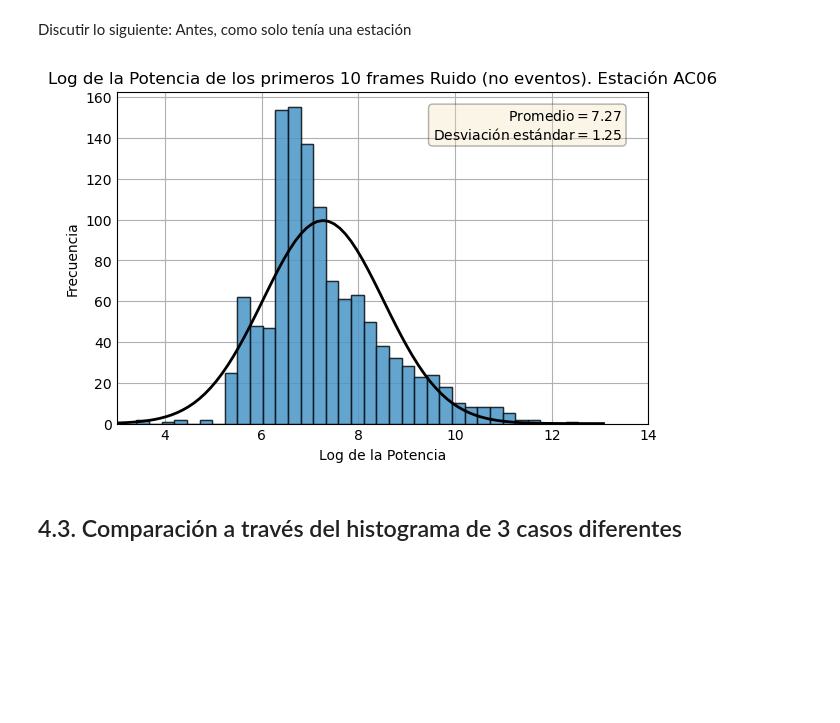
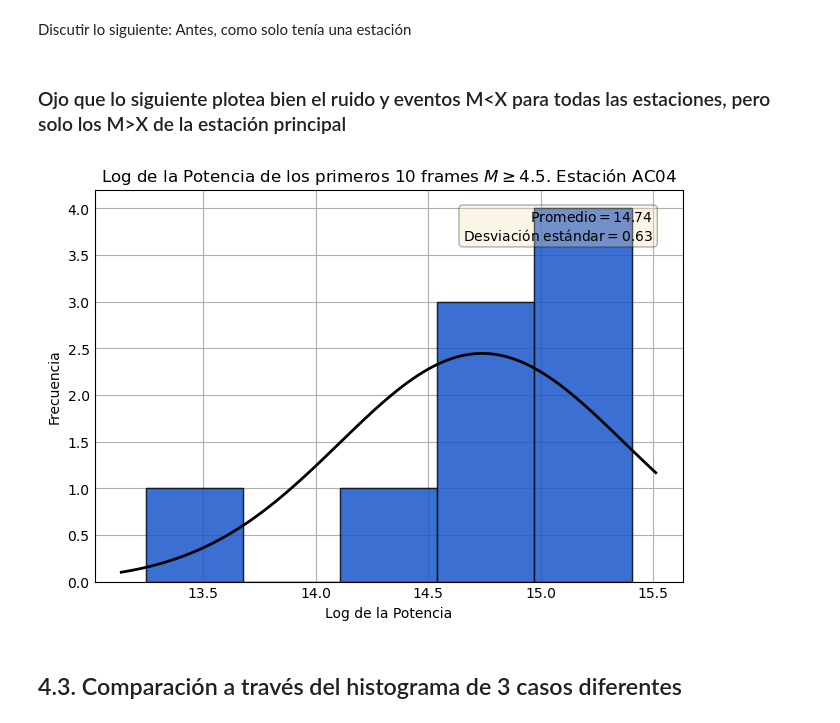
Before and after one commit to simonvidal99/Trigger, a Jupyter notebook: energy per station.ipynb, the cells around one changed output. Cells and saved outputs as stored; diff of their text form; code cells hidden in the pictures; blank space fills up the shorter version.

```diff
--- a/energy per station.ipynb
+++ b/energy per station.ipynb
@@ -58,6 +58,5 @@ files_bhz_ch, key_names_bhz = sort_files(files_bhz, '.mseed')
 #stations_names = [st_names.split('/')[-1] for st_names in key_names_bhz]
 stations_names = [os.path.basename(st_names) for st_names in key_names_bhz]
 # eliminate the G003 station
-stations_names.remove('GO03')
 stations_names
 # %% [output]
@@ -123,7 +131,7 @@ v_P = 8.064
 df_under = calculate_detection_times(df_events , stations_coord, v_P, magnitude_range = (0, magnitude-0.1))
 df_over = calculate_detection_times(df_events, stations_coord, v_P, magnitude_range = (magnitude, 10))
 
-start_times_over_, closest_sts_names_over_  = nearest_two_stations(df_over, stations_names)
+start_times_over_, closest_sts_names_over_  = nearest_n_stations(df_over, stations_names, 4)
 # %% [markdown]
 ## 2.5 Se guarda en una lista la traza del eje z que corresponde a la estación más cercana para cada evento
 # %%
@@ -306,4 +308,5 @@ start_times_under, closest_sts_under = nearest_two_stations(df_under, stations_n
 start_times_under , closest_sts_names_under = start_times_under[st_selection], closest_sts_under[st_selection]
 # %%
-repeated_stations = [name for name in stations_names for _ in range(len(closest_sts_names_under))] # Una super lista con len(closest_sts_names_under) veces cada estación escrita
-grouped_name_stations = {key: list(group) for key, group in groupby(repeated_stations)}
+repeated_stations_under = [name for name in stations_names for _ in range(len(closest_sts_names_under))] # Una super lista con len(closest_sts_names_under) veces cada estación escrita
+grouped_name_stations_under = {key: list(group) for key, group in groupby(repeated_stations_under)}
+grouped_name_stations_under.keys()
@@ -398,13 +403,20 @@ power_events_no_event = {}
 for station_name, traces in sliced_traces_no_event.items():
     _, power_no_events = zip(*[energy_power(st.data) for st in traces])
     power_events_no_event[station_name] = power_no_events
+# %%
+type_m = 0 # M>X
+#type_m = 1 # M<x
+#type_m = 2 # Ruido
+# %% [markdown]
+### Ojo que lo siguiente plotea bien el ruido y eventos M<X para todas las estaciones, pero solo los M>X de la estación principal
 # %%
-st = stations_names[2]
+st = stations_names[type_m]
 power_events_all = [power_events, power_all_sts_under[st], power_events_no_event[st]]
 event_type = [f'$M \geq {magnitude}$', f'$M < {magnitude}$', 'Ruido (no eventos)']
-plot_power_each(power_events_all[2], st ,n_frames = 10, use_log = True, event_type=event_type[2])
+bar_colors = ['blue', 'red', 'green']
+plot_power_each(power_events_all[type_m], st ,n_frames = 10, use_log = True, event_type=event_type[type_m], bar_color = bar_colors[type_m])
 # %% [output]
-[figure, old version]
+[figure, new version]
 # %% [markdown]
 ## 4.3. Comparación a través del histograma de 3 casos diferentes
 # %% [markdown]
```
Also changed, not shown: parts of 19 cells of this notebook, 12 other files.
